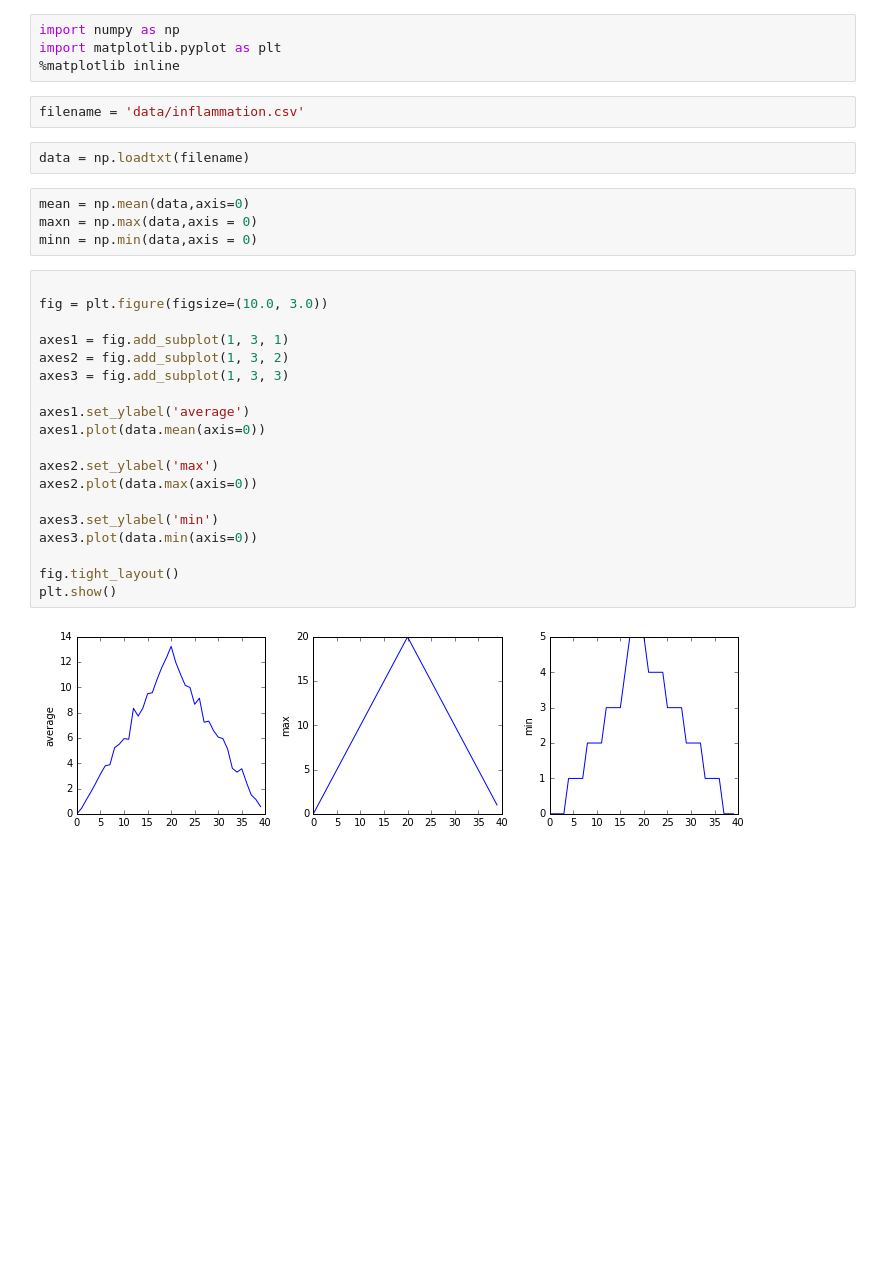
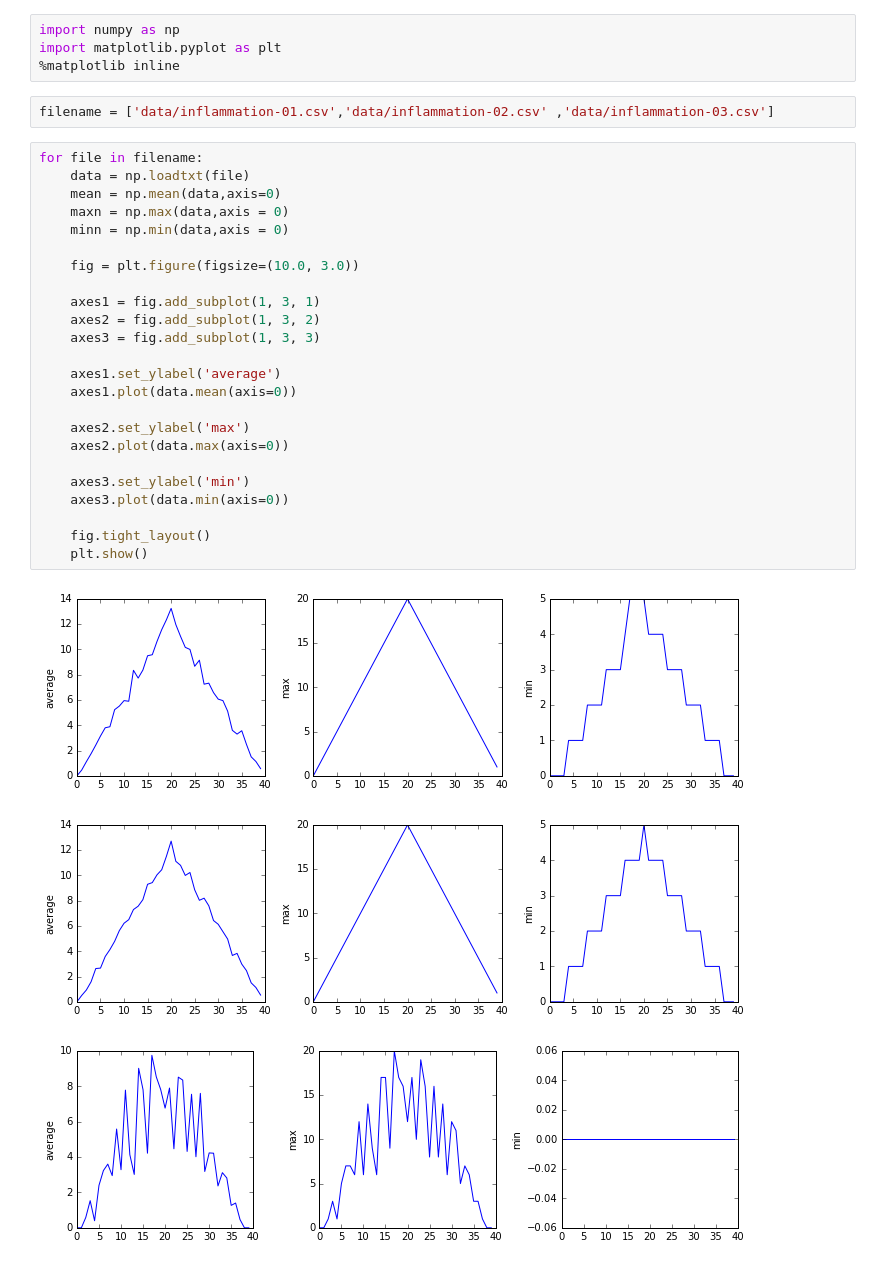
Before and after one commit to ngcm/summer-academy-2016-basics, a Jupyter notebook: Intermediate_Python/soln/00-Basics_refresher.ipynb, the cells around one changed output. Saved outputs shown, nothing was run; the diff lists cells and outputs as text; blank space fills up the shorter version.

```diff
--- a/Intermediate_Python/soln/00-Basics_refresher.ipynb
+++ b/Intermediate_Python/soln/00-Basics_refresher.ipynb
@@ -20,31 +23,32 @@ import numpy as np
 import matplotlib.pyplot as plt
 %matplotlib inline
 # %%
-filename = 'data/inflammation.csv'
+filename = ['data/inflammation-01.csv','data/inflammation-02.csv' ,'data/inflammation-03.csv']
-# %%
-data = np.loadtxt(filename)
-# %%
-mean = np.mean(data,axis=0)
-maxn = np.max(data,axis = 0)
-minn = np.min(data,axis = 0)
 # %%
+for file in filename:
+    data = np.loadtxt(file)
+    mean = np.mean(data,axis=0)
+    maxn = np.max(data,axis = 0)
+    minn = np.min(data,axis = 0)
 
-fig = plt.figure(figsize=(10.0, 3.0))
+    fig = plt.figure(figsize=(10.0, 3.0))
 
-axes1 = fig.add_subplot(1, 3, 1)
-axes2 = fig.add_subplot(1, 3, 2)
-axes3 = fig.add_subplot(1, 3, 3)
+    axes1 = fig.add_subplot(1, 3, 1)
+    axes2 = fig.add_subplot(1, 3, 2)
+    axes3 = fig.add_subplot(1, 3, 3)
 
-axes1.set_ylabel('average')
-axes1.plot(data.mean(axis=0))
+    axes1.set_ylabel('average')
+    axes1.plot(data.mean(axis=0))
 
-axes2.set_ylabel('max')
-axes2.plot(data.max(axis=0))
+    axes2.set_ylabel('max')
+    axes2.plot(data.max(axis=0))
 
-axes3.set_ylabel('min')
-axes3.plot(data.min(axis=0))
+    axes3.set_ylabel('min')
+    axes3.plot(data.min(axis=0))
 
-fig.tight_layout()
-plt.show()
+    fig.tight_layout()
+    plt.show()
 # %% [output]
 [figure]
+[figure, added]
+[figure, added]
```
Also changed, not shown: parts of 1 cell of this notebook, 7 other files.
